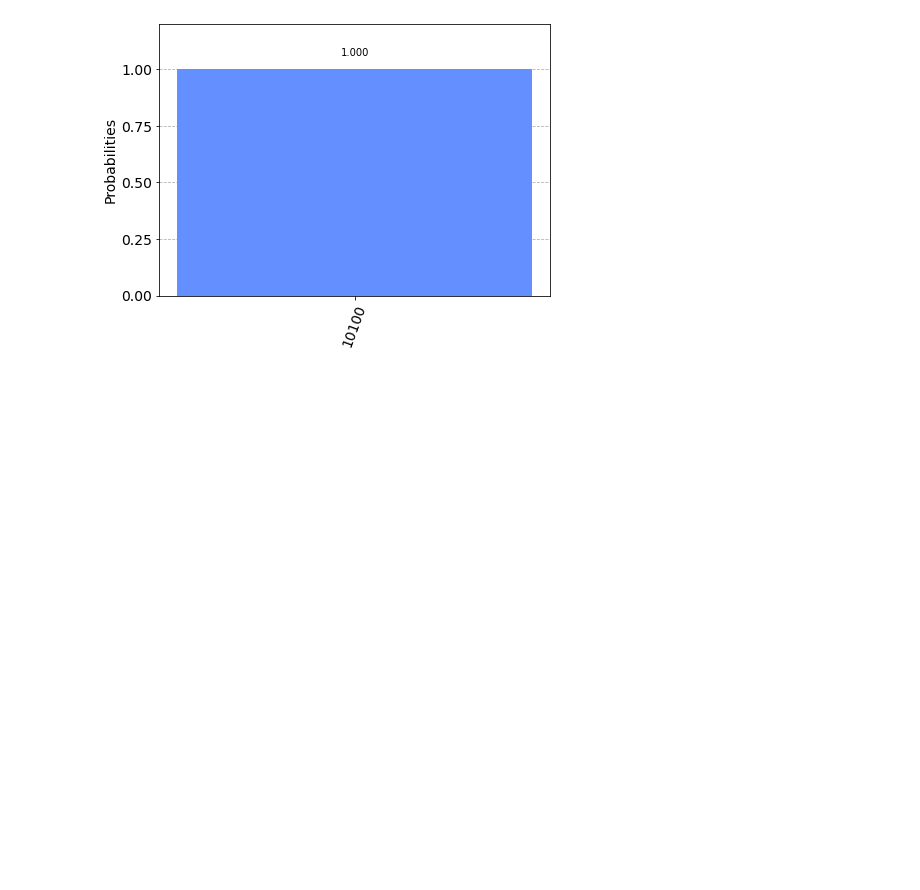
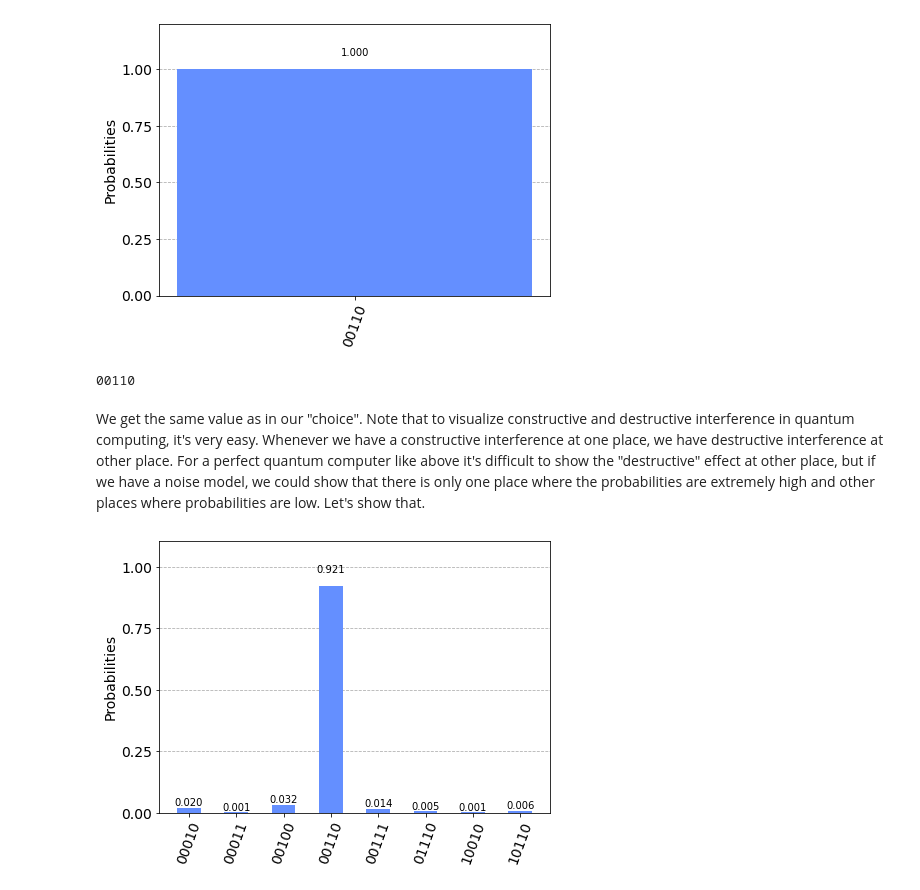
Before and after one commit to Wabinab/qchack_team37, a Jupyter notebook: MainWabinab.ipynb, the cells around one changed output. Drawn from its saved outputs; the diff is of its cells as text; code cells hidden in the pictures; blank space fills up the shorter version.

```diff
--- a/MainWabinab.ipynb
+++ b/MainWabinab.ipynb
@@ -151,3 +145,9 @@ answer = run_for_result(qc)
 plot_histogram(answer)
 # %% [output]
 [figure]
+# %%
+print(choice[::-1])
+# %% [output]
+00110
+# %% [markdown]
+We get the same value as in our "choice". Note that to visualize constructive and destructive interference in quantum computing, it's very easy. Whenever we have a constructive interference at one place, we have destructive interference at other place. For a perfect quantum computer like above it's difficult to show the "destructive" effect at other place, but if we have a noise model, we could show that there is only one place where the probabilities are extremely high and other places where probabilities are low. Let's show that.
@@ -153,0 +159,10 @@ plot_histogram(answer)
+# %%
+device_backend = FakeParis()
+# %%
+# We are only using the noise in FakeParis() model.
+noisy_backend = AerSimulator.from_backend(device_backend)
+
+answer = run_for_result(qc, backend=noisy_backend)
+plot_histogram(answer)
+# %% [output]
+[figure, added]
```
Also changed, not shown: parts of 20 cells of this notebook, 2 other files.
